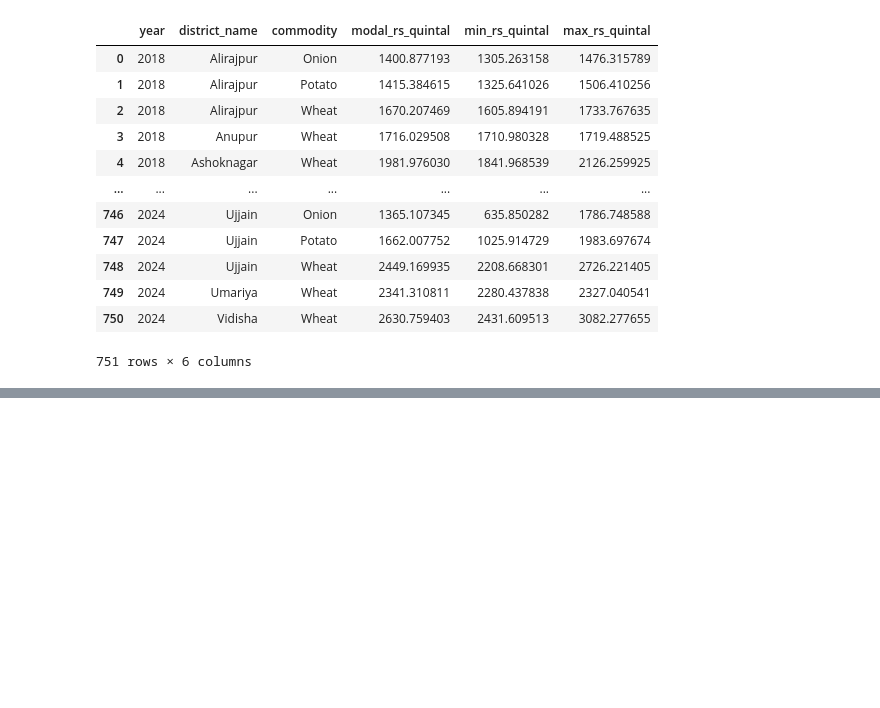
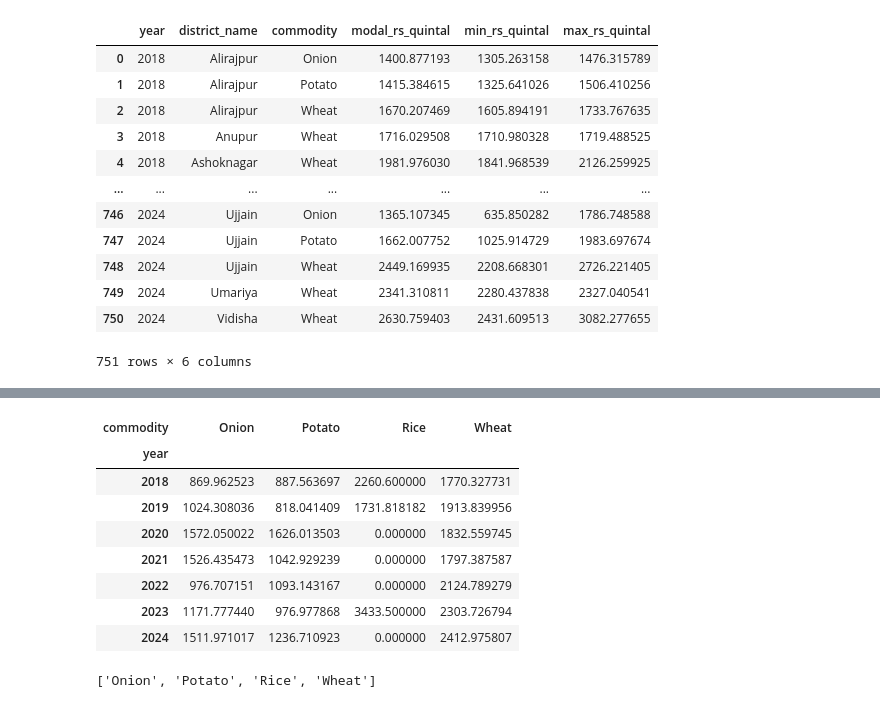
Before and after one commit to mashriram/sih_2024, a Jupyter notebook: src/state_wise_analysis.ipynb, the cells around one changed output, grey strips where cells are left out. Cells and saved outputs as stored; diff of their text form; code cells hidden in the pictures; blank space fills up the shorter version.

```diff
--- a/src/state_wise_analysis.ipynb
+++ b/src/state_wise_analysis.ipynb
@@ -443,0 +456,16 @@ fig.show()
+# %%
+mp_pivoted_df
+# %% [output]
+| commodity | Onion | Potato | Rice | Wheat |
+| year |  |  |  |  |
+| 2018 | 869.962523 | 887.563697 | 2260.600000 | 1770.327731 |
+| 2019 | 1024.308036 | 818.041409 | 1731.818182 | 1913.839956 |
+| 2020 | 1572.050022 | 1626.013503 | 0.000000 | 1832.559745 |
+| 2021 | 1526.435473 | 1042.929239 | 0.000000 | 1797.387587 |
+| 2022 | 976.707151 | 1093.143167 | 0.000000 | 2124.789279 |
+| 2023 | 1171.777440 | 976.977868 | 3433.500000 | 2303.726794 |
+| 2024 | 1511.971017 | 1236.710923 | 0.000000 | 2412.975807 |
+# %%
+list(mp_pivoted_df.columns)
+# %% [output]
+['Onion', 'Potato', 'Rice', 'Wheat']
```
Also changed, not shown: parts of 5 cells of this notebook.
